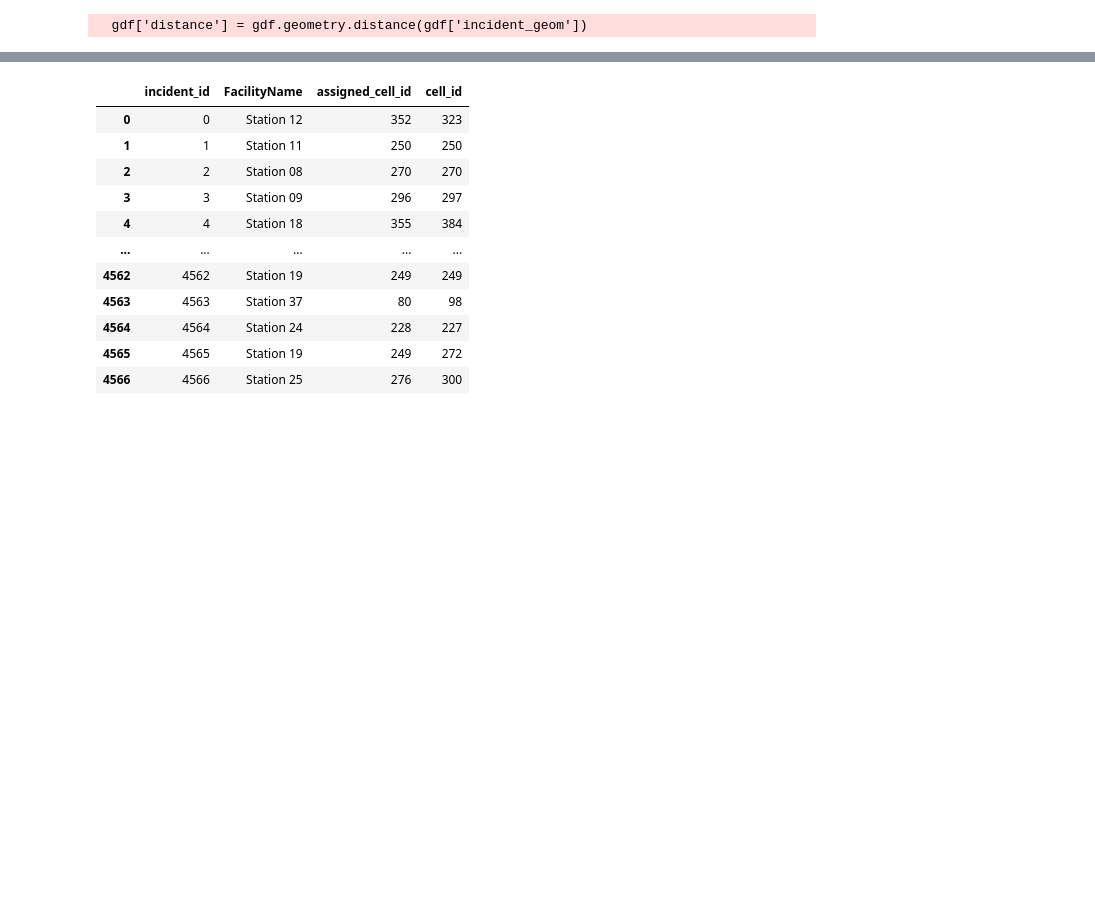
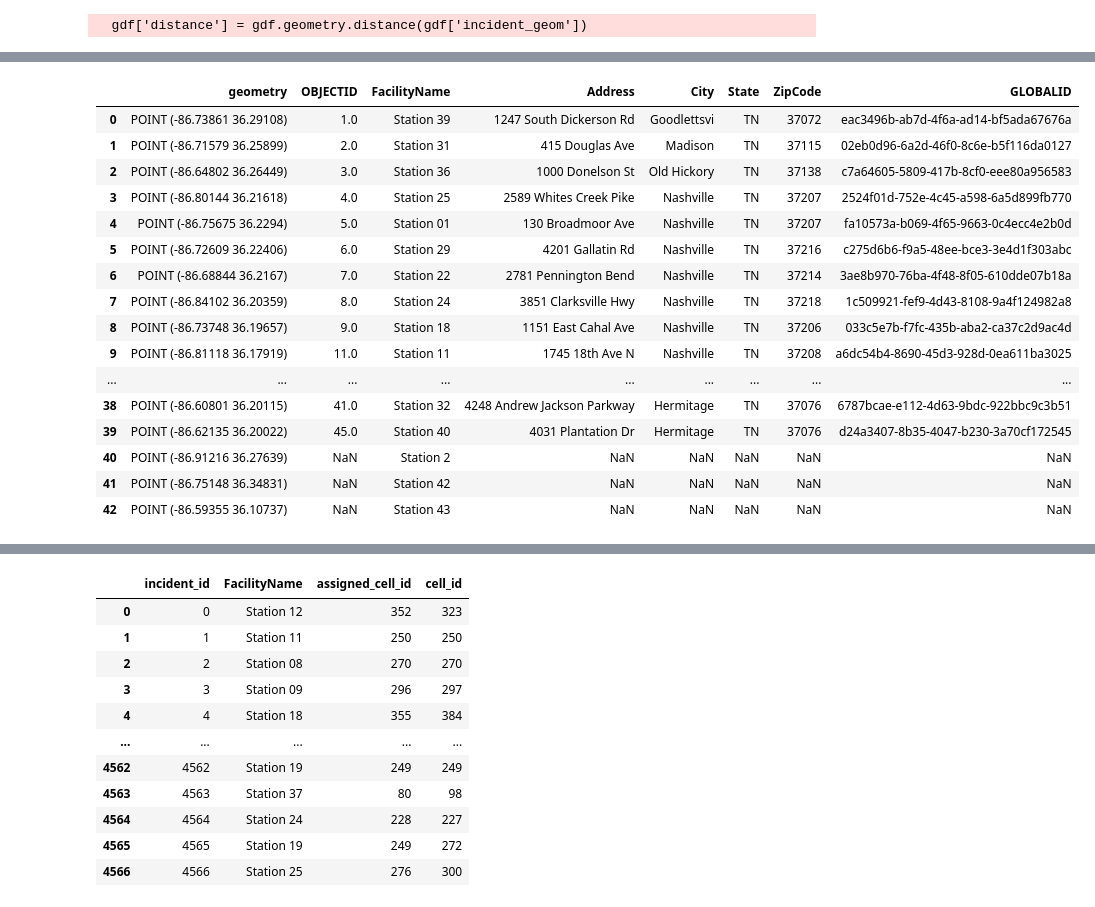
Before and after one commit to jptalusan/fire_demo, a Jupyter notebook: convert_csv_to_geojson.ipynb, the cells around one changed output, grey strips where cells are left out. Cells and saved outputs as stored; diff of their text form; code cells hidden in the pictures; blank space fills up the shorter version.

Commit message:
added markers functionality

```diff
--- a/convert_csv_to_geojson.ipynb
+++ b/convert_csv_to_geojson.ipynb
@@ -93,6 +93,12 @@ with open(os.path.join("data", "firestations.geojson")) as f:
 grids    = gpd.GeoDataFrame.from_features(grid_data,    crs="EPSG:4326")
 incidents= gpd.GeoDataFrame.from_features(point_data,   crs="EPSG:4326")
 fire_stations = gpd.GeoDataFrame.from_features(station_data, crs="EPSG:4326")
+gdf_markers = gpd.GeoDataFrame.from_features(markers, crs="EPSG:4326")
+gdf_markers['FacilityName'] = (
+    gdf_markers['station_id']
+      .apply(lambda x: f"Station {x:.2f}")
+)
+fire_stations=pd.concat([fire_stations,gdf_markers[['geometry','FacilityName']]],ignore_index=True)
 fire_stations= gpd.sjoin(fire_stations, grids, how='inner', predicate='within')
 L=list(grids['cell_id'])
 X_exist= list(fire_stations['cell_id'])
@@ -167,0 +178,25 @@ fire_stations
+# %%
+gdf_markers['FacilityName'] = (
+    gdf_markers['station_id']
+      .apply(lambda x: f"Station {x:.2f}")
+)
+# %%
+pd.concat([fire_stations,gdf_markers[['geometry','FacilityName']]],ignore_index=True)
+# %% [output]
+|  | geometry | OBJECTID | FacilityName | Address | City | State | ZipCode | GLOBALID |
+| 0 | POINT (-86.73861 36.29108) | 1.0 | Station 39 | 1247 South Dickerson Rd | Goodlettsvi | TN | 37072 | eac3496b-ab7d-4f6a-ad14-bf5ada67676a |
+| 1 | POINT (-86.71579 36.25899) | 2.0 | Station 31 | 415 Douglas Ave | Madison | TN | 37115 | 02eb0d96-6a2d-46f0-8c6e-b5f116da0127 |
+| 2 | POINT (-86.64802 36.26449) | 3.0 | Station 36 | 1000 Donelson St | Old Hickory | TN | 37138 | c7a64605-5809-417b-8cf0-eee80a956583 |
+| 3 | POINT (-86.80144 36.21618) | 4.0 | Station 25 | 2589 Whites Creek Pike | Nashville | TN | 37207 | 2524f01d-752e-4c45-a598-6a5d899fb770 |
+| 4 | POINT (-86.75675 36.2294) | 5.0 | Station 01 | 130 Broadmoor Ave | Nashville | TN | 37207 | fa10573a-b069-4f65-9663-0c4ecc4e2b0d |
+| 5 | POINT (-86.72609 36.22406) | 6.0 | Station 29 | 4201 Gallatin Rd | Nashville | TN | 37216 | c275d6b6-f9a5-48ee-bce3-3e4d1f303abc |
+| 6 | POINT (-86.68844 36.2167) | 7.0 | Station 22 | 2781 Pennington Bend | Nashville | TN | 37214 | 3ae8b970-76ba-4f48-8f05-610dde07b18a |
+| 7 | POINT (-86.84102 36.20359) | 8.0 | Station 24 | 3851 Clarksville Hwy | Nashville | TN | 37218 | 1c509921-fef9-4d43-8108-9a4f124982a8 |
+| 8 | POINT (-86.73748 36.19657) | 9.0 | Station 18 | 1151 East Cahal Ave | Nashville | TN | 37206 | 033c5e7b-f7fc-435b-aba2-ca37c2d9ac4d |
+| 9 | POINT (-86.81118 36.17919) | 11.0 | Station 11 | 1745 18th Ave N | Nashville | TN | 37208 | a6dc54b4-8690-45d3-928d-0ea611ba3025 |
+| ... | ... | ... | ... | ... | ... | ... | ... | ... |
+| 38 | POINT (-86.60801 36.20115) | 41.0 | Station 32 | 4248 Andrew Jackson Parkway | Hermitage | TN | 37076 | 6787bcae-e112-4d63-9bdc-922bbc9c3b51 |
+| 39 | POINT (-86.62135 36.20022) | 45.0 | Station 40 | 4031 Plantation Dr | Hermitage | TN | 37076 | d24a3407-8b35-4047-b230-3a70cf172545 |
+| 40 | POINT (-86.91216 36.27639) | NaN | Station 2 | NaN | NaN | NaN | NaN | NaN |
+| 41 | POINT (-86.75148 36.34831) | NaN | Station 42 | NaN | NaN | NaN | NaN | NaN |
+| 42 | POINT (-86.59355 36.10737) | NaN | Station 43 | NaN | NaN | NaN | NaN | NaN |
```
Also changed, not shown: parts of 3 cells of this notebook, 26 other files.
